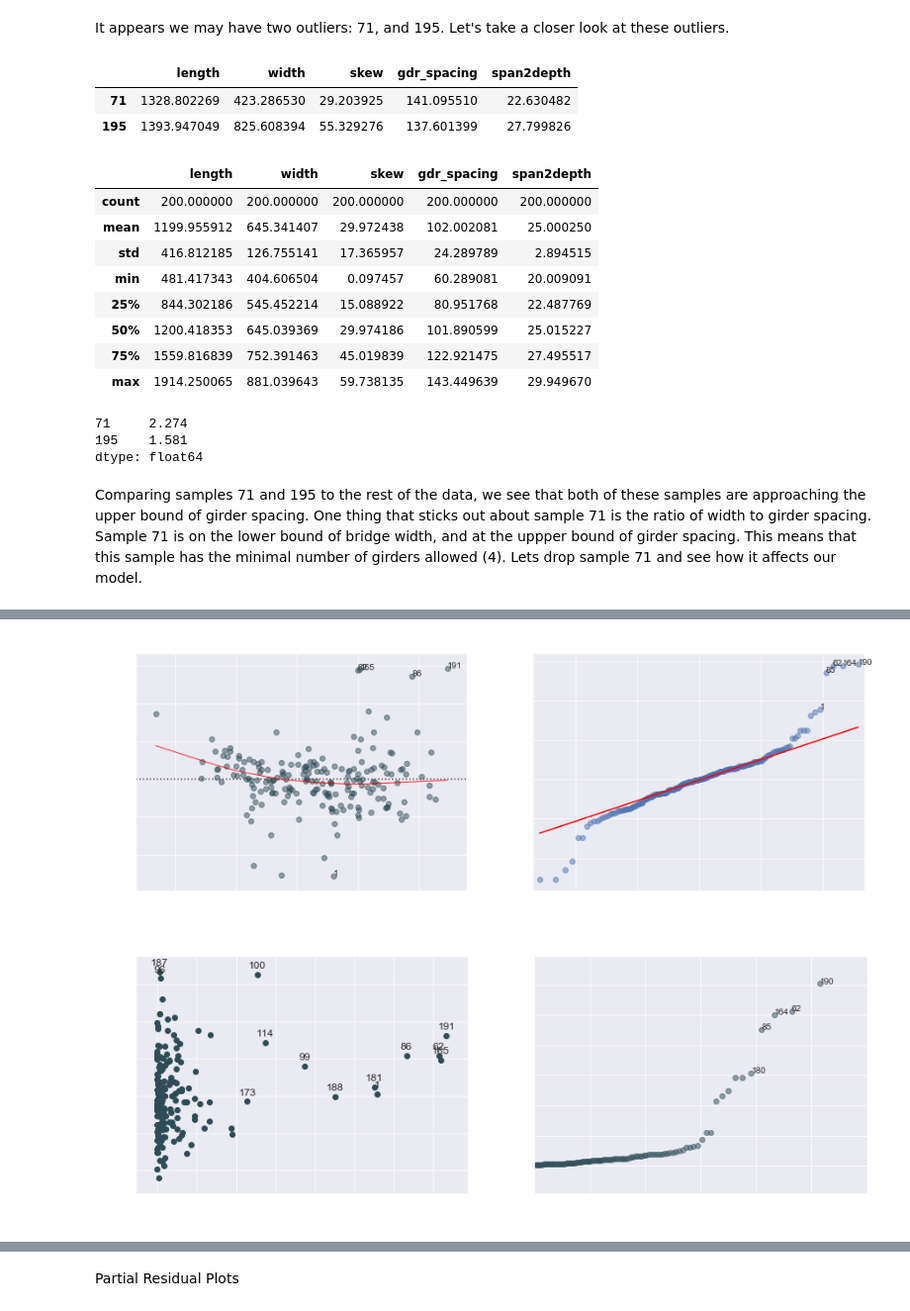
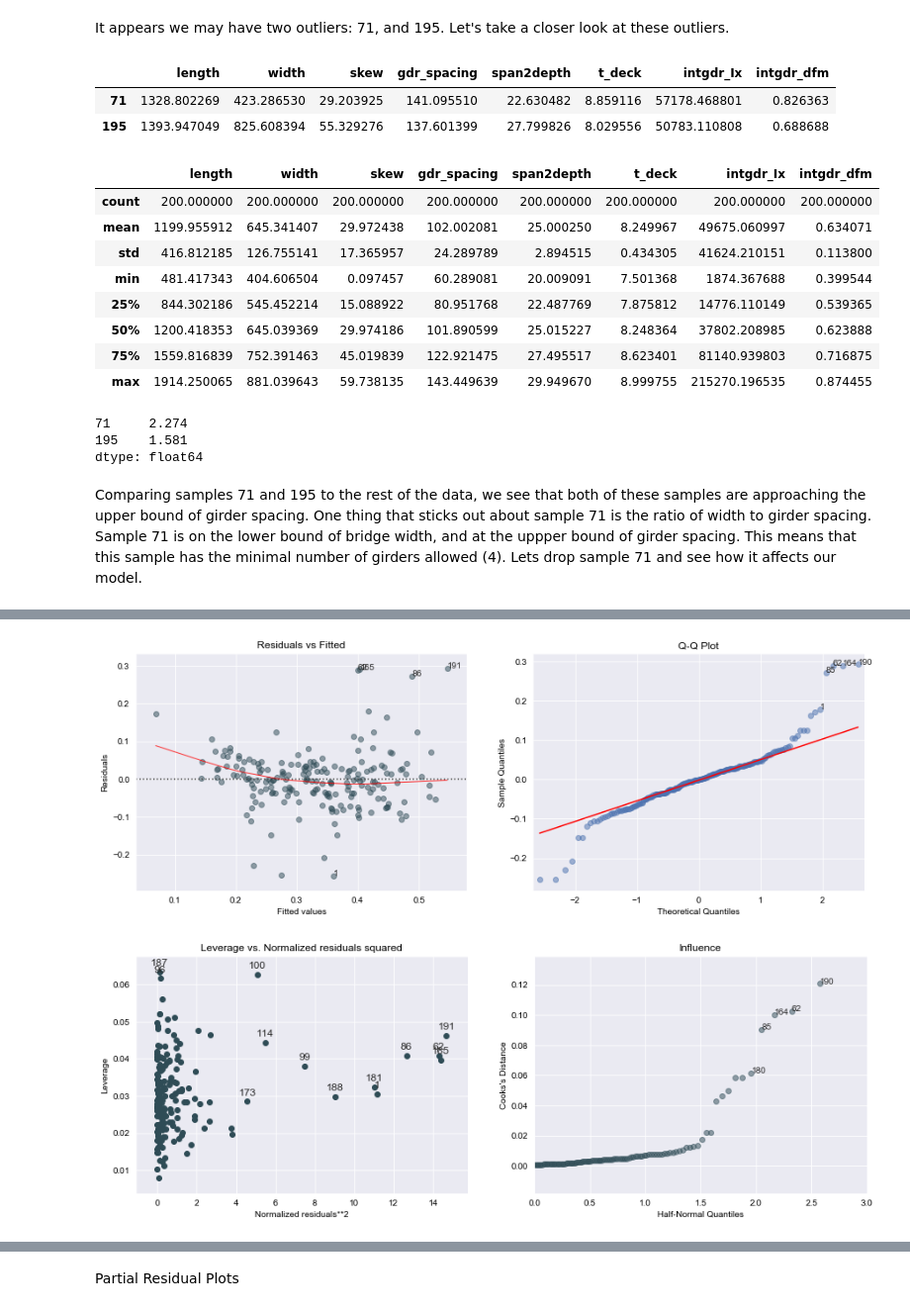
Before and after one commit to nromano7/regression-time-series-stat596, a Jupyter notebook: 596Project.ipynb, the cells around one changed output, grey strips where cells are left out. Shown at 99% size. Drawn from its saved outputs; the diff is of its cells as text; code cells hidden in the pictures.

```diff
--- a/596Project.ipynb
+++ b/596Project.ipynb
@@ -15,7 +15,7 @@ import seaborn as sns
 from IPython.core.interactiveshell import InteractiveShell
 
 # notebook settings
-txt_color = "white"
+txt_color = "black"
 InteractiveShell.ast_node_interactivity = "all"
 figsize = (10,7)
 sns.set_style("darkgrid", {'xtick.color':txt_color, 'ytick.color':txt_color})
@@ -293,13 +294,13 @@ scale = lambda x: (preprocessing.MinMaxScaler().fit_transform(x.values)
 ### Simple Model (Only 5 Features, No Interactions or Polynomials)
 # %%
 y = diff
-X = p
+X = parameters[["length", "width", "skew", "gdr_spacing", "span2depth", "t_deck", "intgdr_Ix", "intgdr_dfm"]]
 # scale X
 # X = np.log(X)
-X = pd.DataFrame(scale(X), columns=X.columns)
+X_scaled = pd.DataFrame(scale(X), columns=X.columns)
 # scale y
-y = pd.DataFrame(scale(y), columns=[y.name])
+y_scaled = pd.DataFrame(scale(y), columns=[y.name])
 # %%
-model = exhaustive_search(y, X)
+model = exhaustive_search(y_scaled, X_scaled)
 model_diagnostics(model)
 # %% [output]
@@ -337,22 +338,22 @@ model.outlier_test(order=True)[:5]
 # %% [markdown]
 It appears we may have two outliers: 71, and 195. Let's take a closer look at these outliers.
 # %%
-p.loc[[71, 195]]
-p.describe()
-diff.loc[[71, 195]]
+X.loc[[71, 195]]
+X.describe()
+y.loc[[71, 195]]
 # %% [output]
-|  | length | width | skew | gdr_spacing | span2depth |
-| 71 | 1328.802269 | 423.286530 | 29.203925 | 141.095510 | 22.630482 |
-| 195 | 1393.947049 | 825.608394 | 55.329276 | 137.601399 | 27.799826 |
+|  | length | width | skew | gdr_spacing | span2depth | t_deck | intgdr_Ix | intgdr_dfm |
+| 71 | 1328.802269 | 423.286530 | 29.203925 | 141.095510 | 22.630482 | 8.859116 | 57178.468801 | 0.826363 |
+| 195 | 1393.947049 | 825.608394 | 55.329276 | 137.601399 | 27.799826 | 8.029556 | 50783.110808 | 0.688688 |
-|  | length | width | skew | gdr_spacing | span2depth |
-| count | 200.000000 | 200.000000 | 200.000000 | 200.000000 | 200.000000 |
-| mean | 1199.955912 | 645.341407 | 29.972438 | 102.002081 | 25.000250 |
-| std | 416.812185 | 126.755141 | 17.365957 | 24.289789 | 2.894515 |
-| min | 481.417343 | 404.606504 | 0.097457 | 60.289081 | 20.009091 |
-| 25% | 844.302186 | 545.452214 | 15.088922 | 80.951768 | 22.487769 |
-| 50% | 1200.418353 | 645.039369 | 29.974186 | 101.890599 | 25.015227 |
-| 75% | 1559.816839 | 752.391463 | 45.019839 | 122.921475 | 27.495517 |
-| max | 1914.250065 | 881.039643 | 59.738135 | 143.449639 | 29.949670 |
+|  | length | width | skew | gdr_spacing | span2depth | t_deck | intgdr_Ix | intgdr_dfm |
+| count | 200.000000 | 200.000000 | 200.000000 | 200.000000 | 200.000000 | 200.000000 | 200.000000 | 200.000000 |
+| mean | 1199.955912 | 645.341407 | 29.972438 | 102.002081 | 25.000250 | 8.249967 | 49675.060997 | 0.634071 |
+| std | 416.812185 | 126.755141 | 17.365957 | 24.289789 | 2.894515 | 0.434305 | 41624.210151 | 0.113800 |
+| min | 481.417343 | 404.606504 | 0.097457 | 60.289081 | 20.009091 | 7.501368 | 1874.367688 | 0.399544 |
+| 25% | 844.302186 | 545.452214 | 15.088922 | 80.951768 | 22.487769 | 7.875812 | 14776.110149 | 0.539365 |
+| 50% | 1200.418353 | 645.039369 | 29.974186 | 101.890599 | 25.015227 | 8.248364 | 37802.208985 | 0.623888 |
+| 75% | 1559.816839 | 752.391463 | 45.019839 | 122.921475 | 27.495517 | 8.623401 | 81140.939803 | 0.716875 |
+| max | 1914.250065 | 881.039643 | 59.738135 | 143.449639 | 29.949670 | 8.999755 | 215270.196535 | 0.874455 |
 71     2.274
 195    1.581
 dtype: float64
@@ -361,8 +362,8 @@ Comparing samples 71 and 195 to the rest of the data, we see that both of these
 # %%
 # drop outliers and recompute estimates
 params = model.params.index
-Xnew = X[params[1:]].drop([71,195], axis=0)
-ynew = y.drop([71,195], axis=0)
+Xnew = X_scaled[params[1:]].drop([71,195], axis=0)
+ynew = y_scaled.drop([71,195], axis=0)
 model = fitlm(ynew, Xnew)
 model_diagnostics(model)
 # %% [output]
@@ -376,12 +377,12 @@ Time:                        14:57:45   Log-Likelihood:                 228.41
 No. Observations:                 198   AIC:                            -444.8
 Df Residuals:                     192   BIC:                            -425.1
 Df Model:                           5
 Covariance Type:            nonrobust
 ===============================================================================
 ... (15 lines left out)
 Warnings:
 [1] Standard Errors assume that the covariance matrix of the errors is correctly specified.
 
 Shapiro-Wilk Test for Normality of REsiduals: (0.9165147542953491, 3.736625231454127e-09)
-[figure, old version]
+[figure, new version]
-[figure, old version]
+[figure, new version]
```
Also changed, not shown: parts of 22 cells of this notebook.
